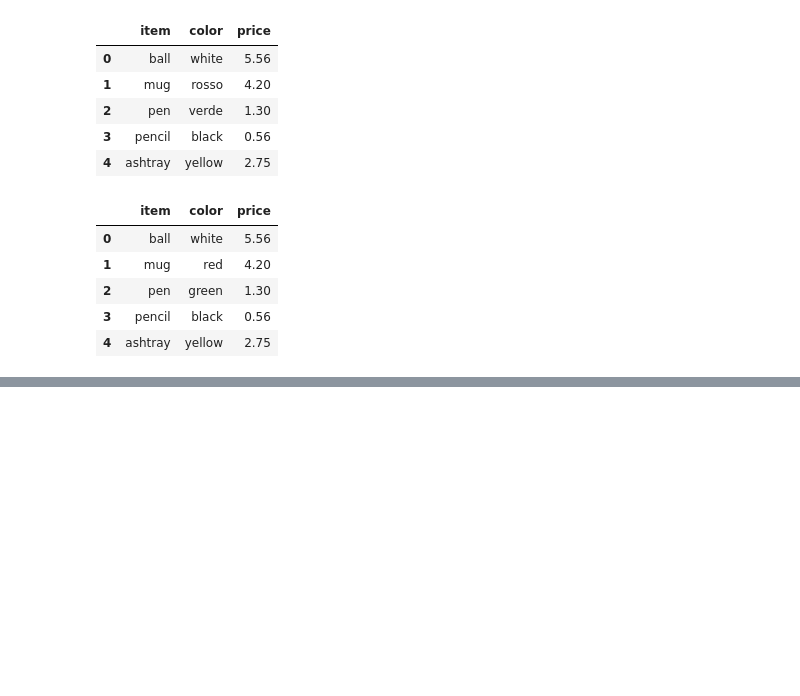
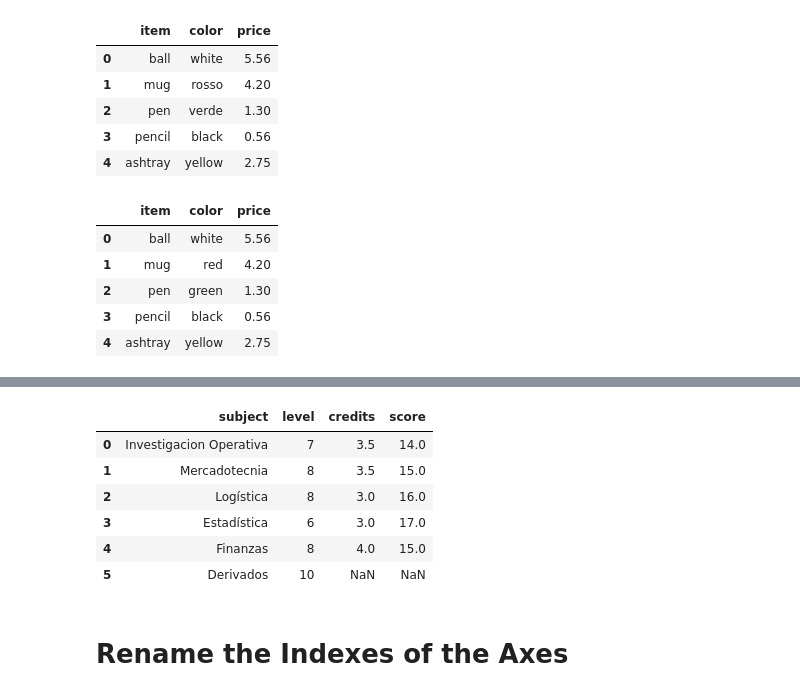
Before and after one commit to OliverRevilla/RW_Pandas, a Jupyter notebook: Pandas_in_depth.ipynb, the cells around one changed output, grey strips where cells are left out. Drawn from its saved outputs; the diff is of its cells as text; code cells hidden in the pictures; blank space fills up the shorter version.

```diff
--- a/Pandas_in_depth.ipynb
+++ b/Pandas_in_depth.ipynb
@@ -468,0 +525,5 @@ frame.replace(newcolors)
+# %%
+#Example 2
+frame_subject = pd.DataFrame({'subject':['Investigacion Operativa','Mercadotecnia','Logística','Estadística','Finanzas','Derivados'],
+                             'level':[7,8,8,6,8,10]})
+frame_subject
@@ -468,0 +538,32 @@ frame.replace(newcolors)
+# %%
+credits = {
+    'Investigacion Operativa': 3.5,
+    'Mercadotecnia': 3.5,
+    'Logística': 3,
+    'Estadística': 3,
+    'Finanzas': 4,
+
+}
+
+Score = {
+    'Investigacion Operativa': 14,
+    'Mercadotecnia': 15,
+    'Logística': 16,
+    'Estadística': 17,
+    'Finanzas': 15,
+
+}
+# %%
+frame_subject['credits'] = frame_subject['subject'].map(credits)
+frame_subject['score'] = frame_subject['subject'].map(Score)
+frame_subject
+# %% [output]
+|  | subject | level | credits | score |
+| 0 | Investigacion Operativa | 7 | 3.5 | 14.0 |
+| 1 | Mercadotecnia | 8 | 3.5 | 15.0 |
+| 2 | Logística | 8 | 3.0 | 16.0 |
+| 3 | Estadística | 6 | 3.0 | 17.0 |
+| 4 | Finanzas | 8 | 4.0 | 15.0 |
+| 5 | Derivados | 10 | NaN | NaN |
+# %% [markdown]
+# Rename the Indexes of the Axes
```
Also changed, not shown: parts of 18 cells of this notebook.
